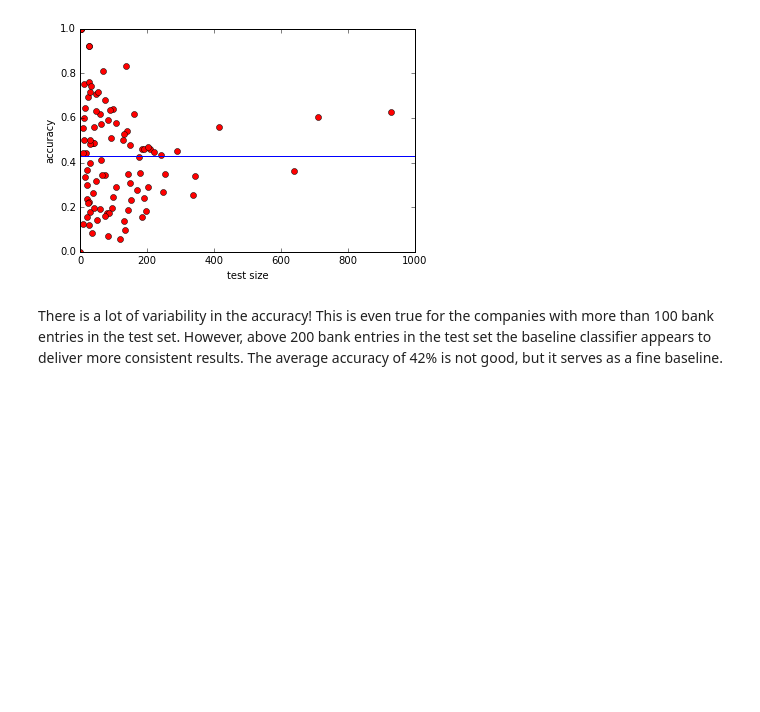
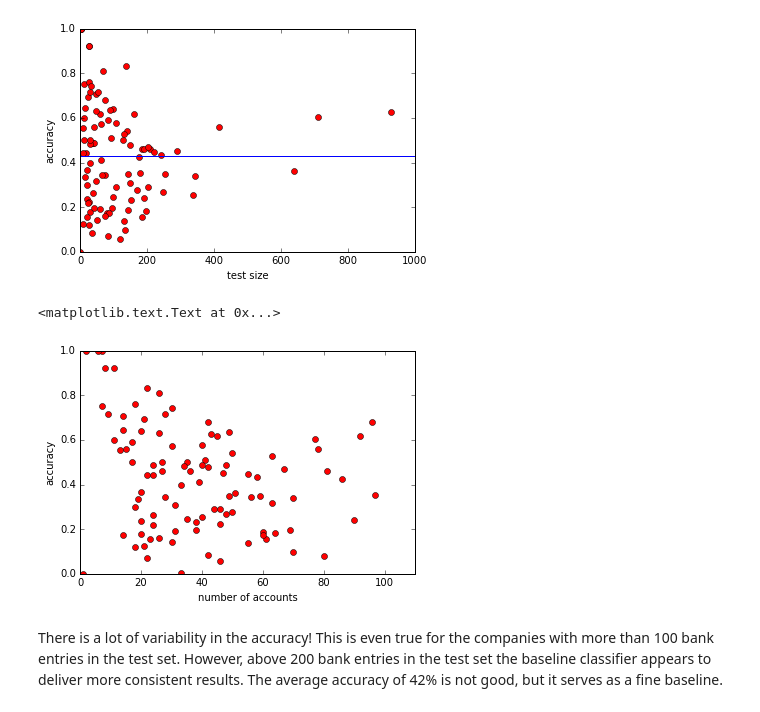
Before and after one commit to mikkelhartmann/e-conomics-hiring-assignments-solutions, a Jupyter notebook: solution.ipynb, the cells around one changed output. Saved outputs shown, nothing was run; the diff lists cells and outputs as text; code cells hidden in the pictures; blank space fills up the shorter version.

```diff
--- a/solution.ipynb
+++ b/solution.ipynb
@@ -205,9 +197,8 @@ Since the company has a total of **808 bank entries**, finding that **320 of the
 # %% [markdown]
 ### 4.5.4 How many accounts does the company have?
 # %%
-AccountNumber = company_df['AccountNumber'].unique()
-numUniqueAccounts = AccountNumber.shape[0]
-print(numUniqueAccounts)
+unique_account_numbers = company_df['AccountNumber'].unique()
+print(len(unique_account_numbers))
 # %% [output]
 92
 # %% [markdown]
@@ -215,14 +206,11 @@ The company has **92 accounts**
 
 ### 4.5.5 How are the bank entries distributed across the different accounts?
 # %%
-bakEntriesPerAccount = np.zeros(AccountNumber.shape)
-kk=0
-for item in AccountNumber:
-    temp_bakEntriesPerAccount = company_df[company_df.AccountNumber==item].count()[0]
-    bakEntriesPerAccount[kk] = temp_bakEntriesPerAccount
-    kk += 1
+bank_entries_per_account = np.zeros(unique_account_numbers.shape)
+for idx, account in enumerate(unique_account_numbers):
+    bank_entries_per_account[idx] = company_df[company_df.AccountNumber==account].count()[0]
 
-plt.bar(range(0,AccountNumber.shape[0]),bakEntriesPerAccount)
+plt.bar(range(0,len(unique_account_numbers)), bank_entries_per_account)
 plt.xlabel('Account index')
 plt.ylabel('Number of bank entries')
 # %% [output]
@@ -259,0 +238,10 @@ for bankEntry in BankEntryText:
+# %%
+my_matrix = np.zeros((len(unique_bank_entry_texts),len(unique_account_numbers)))
+for idx, bank_entry_text in enumerate(unique_bank_entry_texts):
+    temp = company_df[company_df.BankEntryText == bank_entry_text]
+    temp_account_numbers = temp['AccountNumber']
+    for account in temp_account_numbers:
+        account_index = unique_account_numbers == account
+        my_matrix[idx, :] = my_matrix[idx, :] + account_index
+
+my_matrix
@@ -311,14 +299,12 @@ reload(bsclf)
 all_test_sizes = np.zeros((100,1))
 all_num_correct = np.zeros((100,1))
 all_accuracies = np.zeros((100,1))
-kk=0
-for company in companies:
+for idx, company in enumerate(companies):
     company_df = data[data.CompanyId == company]
     train_size, test_size, num_correct, accuracy = bsclf.baseline_classifier(company_df)
-    all_test_sizes[kk] = test_size
-    all_num_correct[kk] = num_correct
-    all_accuracies[kk] = accuracy
-    kk += 1
+    all_test_sizes[idx] = test_size
+    all_num_correct[idx] = num_correct
+    all_accuracies[idx] = accuracy
 # %% [markdown]
 Looking at how the accuracy changes with test size:
 # %%
@@ -334,6 +320,14 @@ print('The average accuracy is: ' + str(avg_accuracy))
 # %% [output]
 The average accuracy is: [ 0.42753461]
 [figure]
+# %%
+plt.plot(num_accounts_pr_company, all_accuracies,'or')
+plt.axis([0, 110, 0, 1])
+plt.xlabel('number of accounts')
+plt.ylabel('accuracy')
+# %% [output]
+<matplotlib.text.Text at 0x...>
+[figure, added]
 # %% [markdown]
 There is a lot of variability in the accuracy! This is even true for the companies with more than 100 bank entries in the test set. However, above 200 bank entries in the test set the baseline classifier appears to deliver more consistent results. The average accuracy of 42% is not good, but it serves as a fine baseline.
 # %%
```
Also changed, not shown: parts of 18 cells of this notebook.
